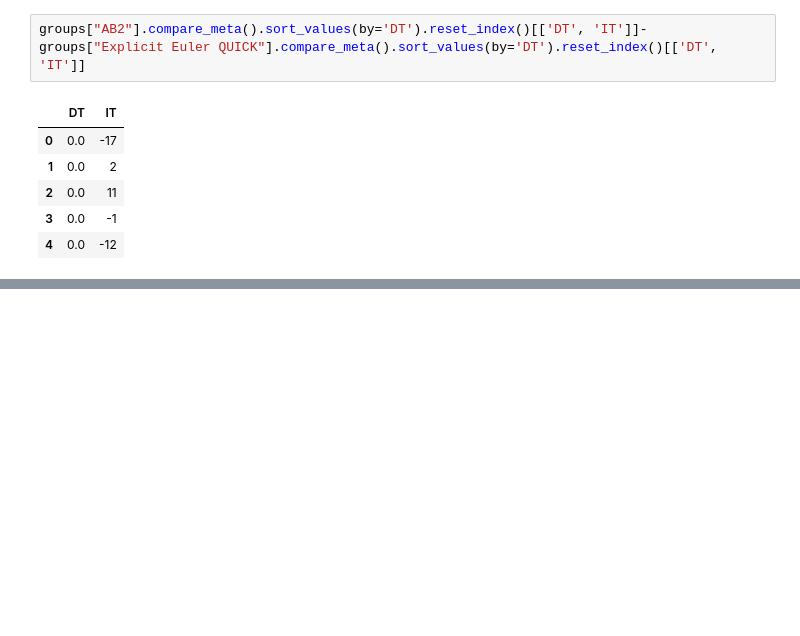
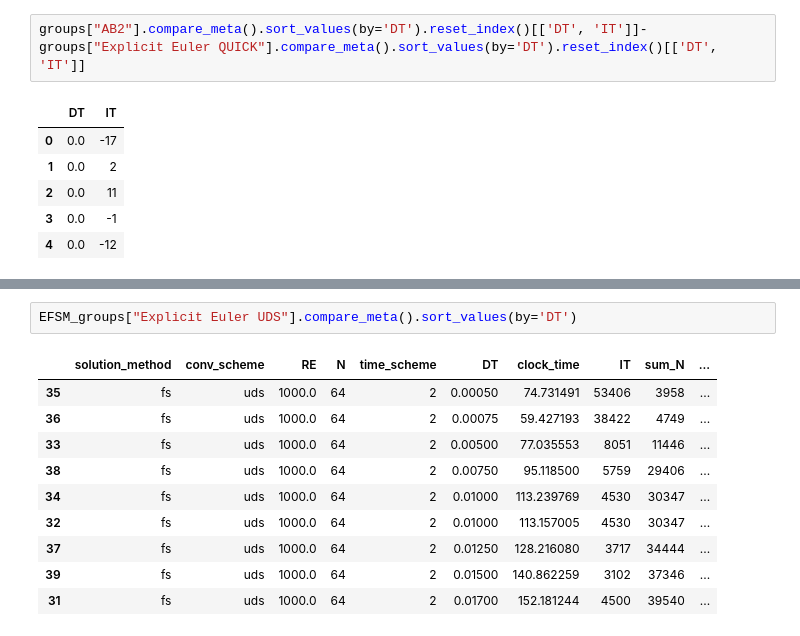
Before and after one commit to annashens/ME663-project, a Jupyter notebook: postprocess/6_cfl_urf.ipynb, the cells around one changed output, grey strips where cells are left out. Saved outputs shown, nothing was run; the diff lists cells and outputs as text; blank space fills up the shorter version.

```diff
--- a/postprocess/6_cfl_urf.ipynb
+++ b/postprocess/6_cfl_urf.ipynb
@@ -46,0 +55,13 @@ groups["AB2"].compare_meta().sort_values(by='DT').reset_index()[['DT', 'IT']]-gr
+# %%
+EFSM_groups["Explicit Euler UDS"].compare_meta().sort_values(by='DT')
+# %% [output]
+|  | solution_method | conv_scheme | RE | N | time_scheme | DT | clock_time | IT | sum_N | ... |
+| 35 | fs | uds | 1000.0 | 64 | 2 | 0.00050 | 74.731491 | 53406 | 3958 | ... |
+| 36 | fs | uds | 1000.0 | 64 | 2 | 0.00075 | 59.427193 | 38422 | 4749 | ... |
+| 33 | fs | uds | 1000.0 | 64 | 2 | 0.00500 | 77.035553 | 8051 | 11446 | ... |
+| 38 | fs | uds | 1000.0 | 64 | 2 | 0.00750 | 95.118500 | 5759 | 29406 | ... |
+| 34 | fs | uds | 1000.0 | 64 | 2 | 0.01000 | 113.239769 | 4530 | 30347 | ... |
+| 32 | fs | uds | 1000.0 | 64 | 2 | 0.01000 | 113.157005 | 4530 | 30347 | ... |
+| 37 | fs | uds | 1000.0 | 64 | 2 | 0.01250 | 128.216080 | 3717 | 34444 | ... |
+| 39 | fs | uds | 1000.0 | 64 | 2 | 0.01500 | 140.862259 | 3102 | 37346 | ... |
+| 31 | fs | uds | 1000.0 | 64 | 2 | 0.01700 | 152.181244 | 4500 | 39540 | ... |
```
Also changed, not shown: parts of 6 cells of this notebook, 37 other files.
